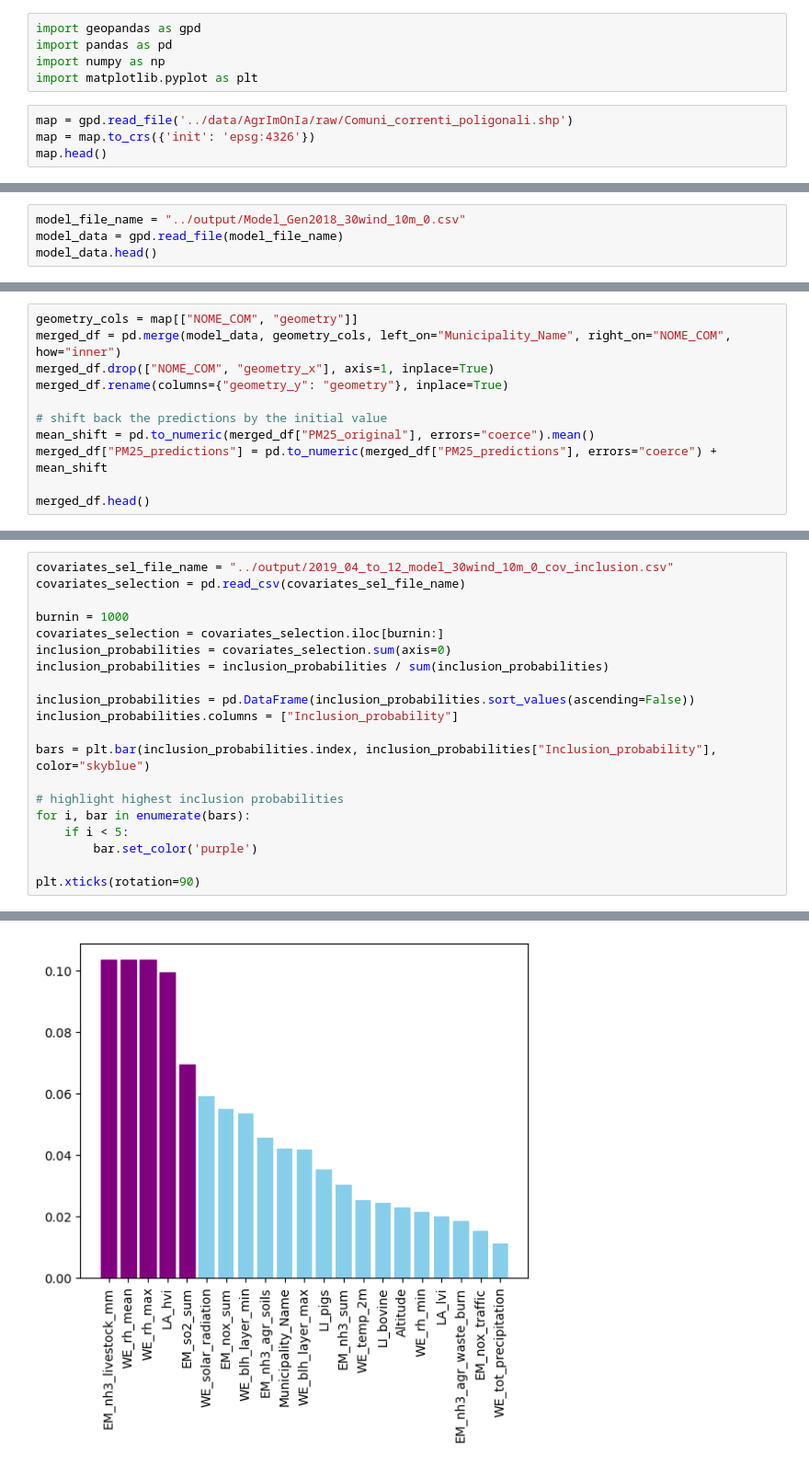
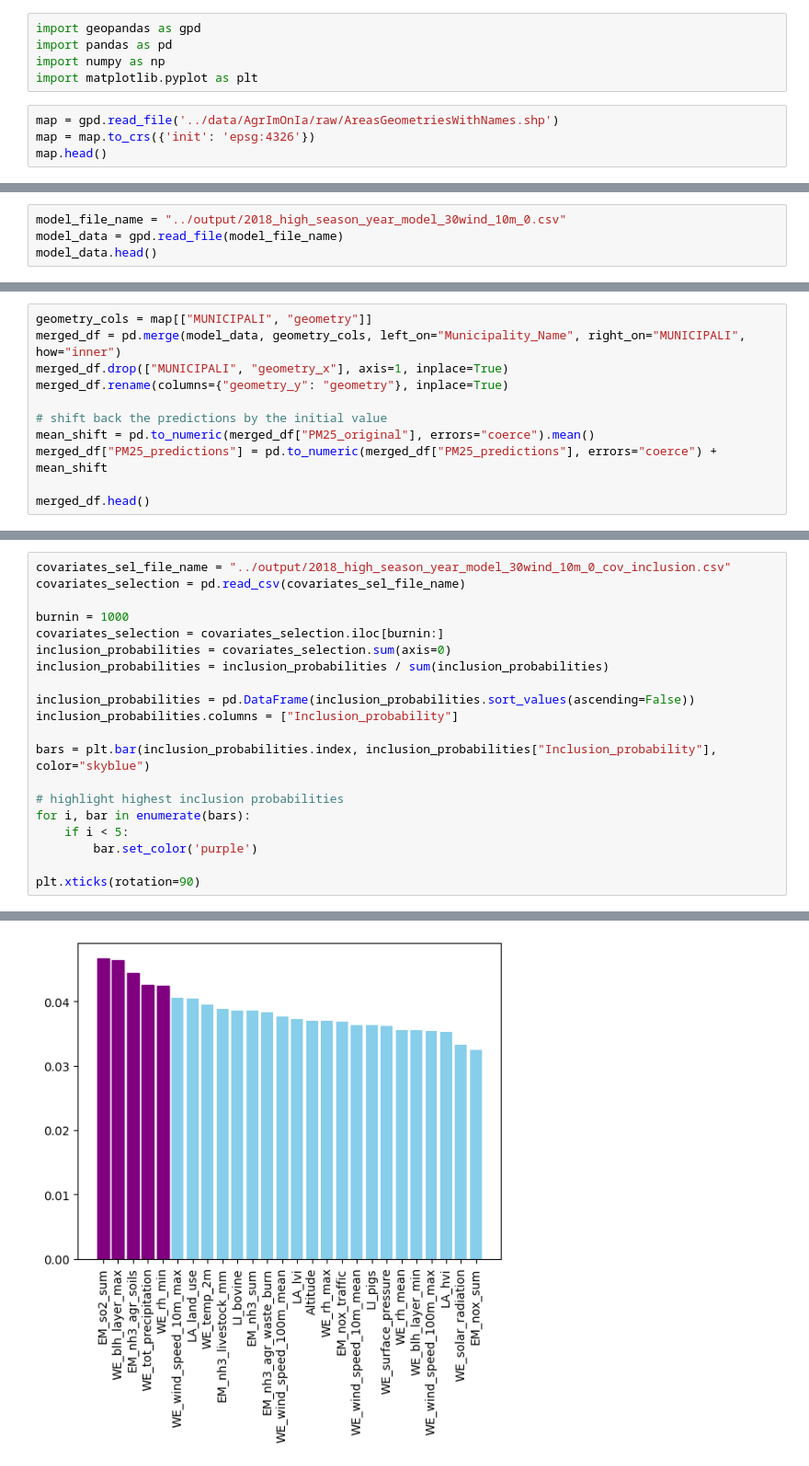
Before and after one commit to Andrea01Fraschini/SBARTProject, a Jupyter notebook: notebooks/output_analysis.ipynb, the cells around one changed output, grey strips where cells are left out. Shown at 92% size. Drawn from its saved outputs; the diff is of its cells as text.

Commit message:
New model execution

```diff
--- a/notebooks/output_analysis.ipynb
+++ b/notebooks/output_analysis.ipynb
@@ -4,7 +4,7 @@ import pandas as pd
 import numpy as np
 import matplotlib.pyplot as plt
 # %%
-map = gpd.read_file('../data/AgrImOnIa/raw/Comuni_correnti_poligonali.shp')
+map = gpd.read_file('../data/AgrImOnIa/raw/AreasGeometriesWithNames.shp')
 map = map.to_crs({'init': 'epsg:4326'})
 map.head()
 # %% [output]
@@ -18,5 +17,5 @@ map.head()
 # %%
-model_file_name = "../output/Model_Gen2018_30wind_10m_0.csv"
+model_file_name = "../output/2018_high_season_year_model_30wind_10m_0.csv"
 model_data = gpd.read_file(model_file_name)
 model_data.head()
 # %% [output]
@@ -30,7 +29,7 @@ model_data.head()
 # %%
-geometry_cols = map[["NOME_COM", "geometry"]]
-merged_df = pd.merge(model_data, geometry_cols, left_on="Municipality_Name", right_on="NOME_COM", how="inner")
-merged_df.drop(["NOME_COM", "geometry_x"], axis=1, inplace=True)
+geometry_cols = map[["MUNICIPALI", "geometry"]]
+merged_df = pd.merge(model_data, geometry_cols, left_on="Municipality_Name", right_on="MUNICIPALI", how="inner")
+merged_df.drop(["MUNICIPALI", "geometry_x"], axis=1, inplace=True)
 merged_df.rename(columns={"geometry_y": "geometry"}, inplace=True)
 
 # shift back the predictions by the initial value
@@ -81,5 +80,5 @@ For example, when doing 'df[col].method(value, inplace=True)', try using 'df.met
 # %%
-covariates_sel_file_name = "../output/2019_04_to_12_model_30wind_10m_0_cov_inclusion.csv"
+covariates_sel_file_name = "../output/2018_high_season_year_model_30wind_10m_0_cov_inclusion.csv"
 covariates_selection = pd.read_csv(covariates_sel_file_name)
 
 burnin = 1000
@@ -119 +118 @@ plt.xticks(rotation=90)
-[figure, old version]
+[figure, new version]
```
Also changed, not shown: parts of 5 cells of this notebook, 2 other files.
